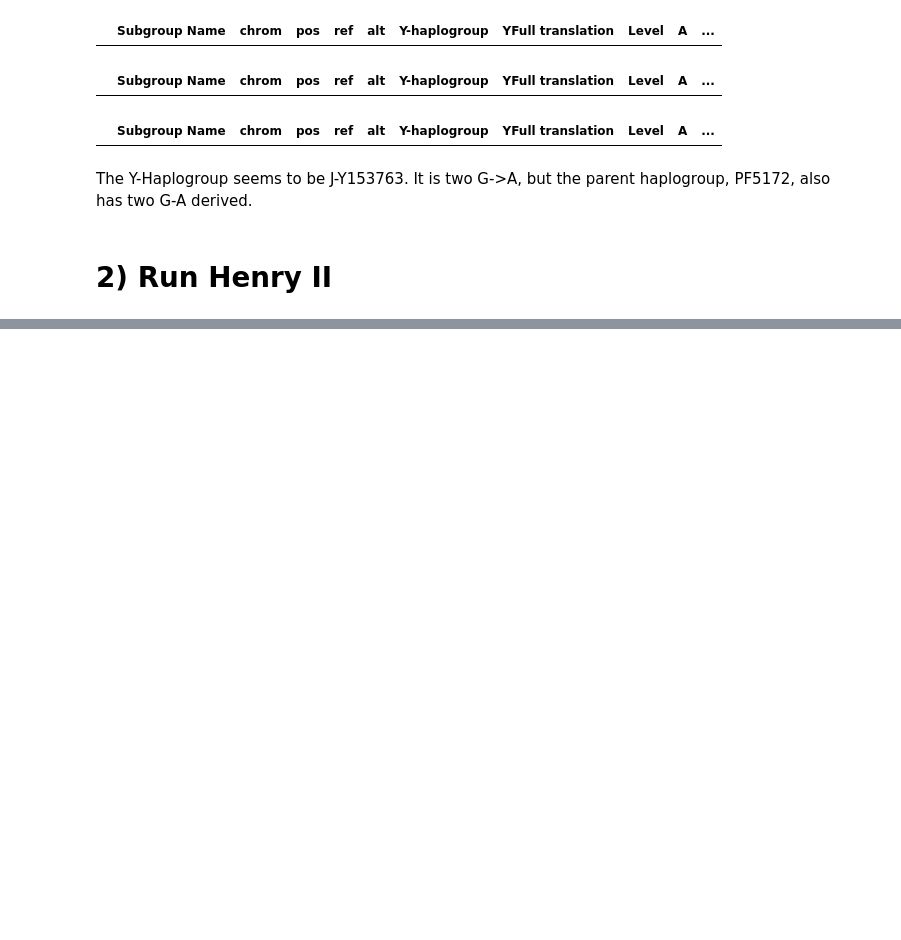
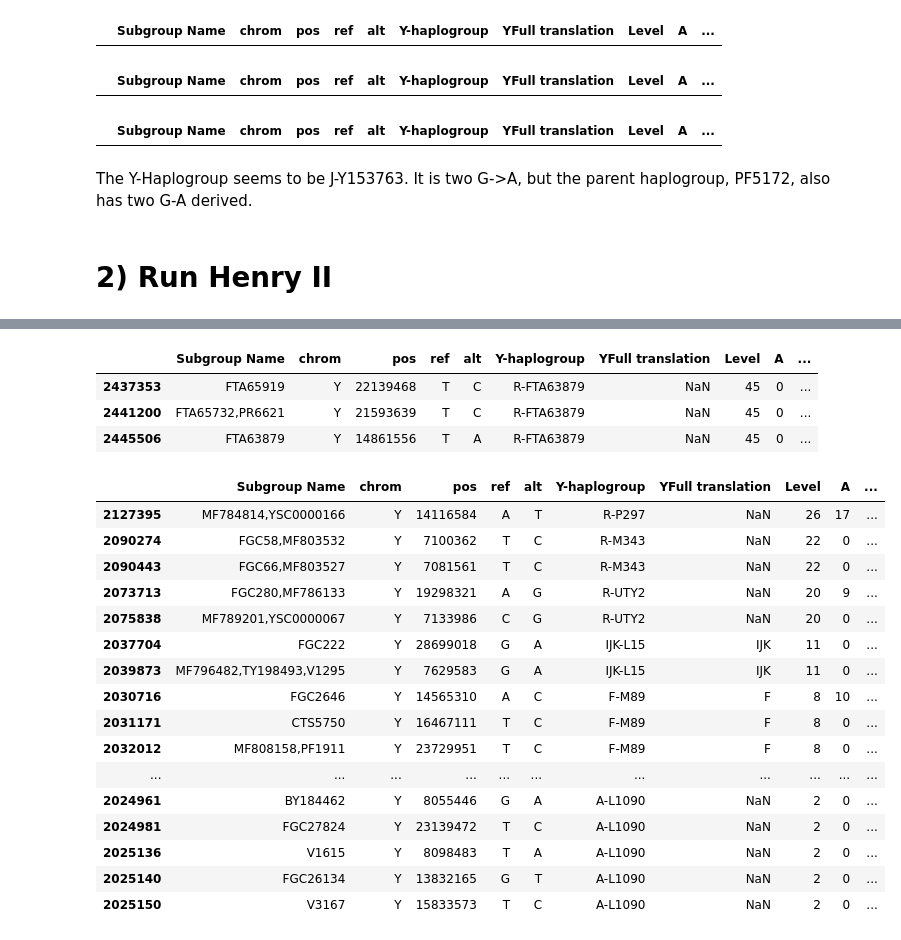
Before and after one commit to hringbauer/y_chrom, a Jupyter notebook: notebooks/run_pulldown_OY.ipynb, the cells around one changed output, grey strips where cells are left out. Cells and saved outputs as stored; diff of their text form; code cells hidden in the pictures; blank space fills up the shorter version.

```diff
--- a/notebooks/run_pulldown_OY.ipynb
+++ b/notebooks/run_pulldown_OY.ipynb
@@ -280,0 +430,29 @@ df_ch[df_ch["Y-haplogroup"]=="R-BY78034"] # -FTA63879
+# %%
+df_ch[df_ch["Y-haplogroup"]=="R-FTA63879"]
+# %% [output]
+|  | Subgroup Name | chrom | pos | ref | alt | Y-haplogroup | YFull translation | Level | A | ... |
+| 2437353 | FTA65919 | Y | 22139468 | T | C | R-FTA63879 | NaN | 45 | 0 | ... |
+| 2441200 | FTA65732,PR6621 | Y | 21593639 | T | C | R-FTA63879 | NaN | 45 | 0 | ... |
+| 2445506 | FTA63879 | Y | 14861556 | T | A | R-FTA63879 | NaN | 45 | 0 | ... |
+# %%
+df_mms = get_mismatch_snps("R-FTG53091", chpar=chpar, df_ch=df_ch)
+# %%
+df_mms[:]
+# %% [output]
+|  | Subgroup Name | chrom | pos | ref | alt | Y-haplogroup | YFull translation | Level | A | ... |
+| 2127395 | MF784814,YSC0000166 | Y | 14116584 | A | T | R-P297 | NaN | 26 | 17 | ... |
+| 2090274 | FGC58,MF803532 | Y | 7100362 | T | C | R-M343 | NaN | 22 | 0 | ... |
+| 2090443 | FGC66,MF803527 | Y | 7081561 | T | C | R-M343 | NaN | 22 | 0 | ... |
+| 2073713 | FGC280,MF786133 | Y | 19298321 | A | G | R-UTY2 | NaN | 20 | 9 | ... |
+| 2075838 | MF789201,YSC0000067 | Y | 7133986 | C | G | R-UTY2 | NaN | 20 | 0 | ... |
+| 2037704 | FGC222 | Y | 28699018 | G | A | IJK-L15 | IJK | 11 | 0 | ... |
+| 2039873 | MF796482,TY198493,V1295 | Y | 7629583 | G | A | IJK-L15 | IJK | 11 | 0 | ... |
+| 2030716 | FGC2646 | Y | 14565310 | A | C | F-M89 | F | 8 | 10 | ... |
+| 2031171 | CTS5750 | Y | 16467111 | T | C | F-M89 | F | 8 | 0 | ... |
+| 2032012 | MF808158,PF1911 | Y | 23729951 | T | C | F-M89 | F | 8 | 0 | ... |
+| ... | ... | ... | ... | ... | ... | ... | ... | ... | ... | ... |
+| 2024961 | BY184462 | Y | 8055446 | G | A | A-L1090 | NaN | 2 | 0 | ... |
+| 2024981 | FGC27824 | Y | 23139472 | T | C | A-L1090 | NaN | 2 | 0 | ... |
+| 2025136 | V1615 | Y | 8098483 | T | A | A-L1090 | NaN | 2 | 0 | ... |
+| 2025140 | FGC26134 | Y | 13832165 | G | T | A-L1090 | NaN | 2 | 0 | ... |
+| 2025150 | V3167 | Y | 15833573 | T | C | A-L1090 | NaN | 2 | 0 | ... |
```
Also changed, not shown: parts of 26 cells of this notebook, 3 other files.
